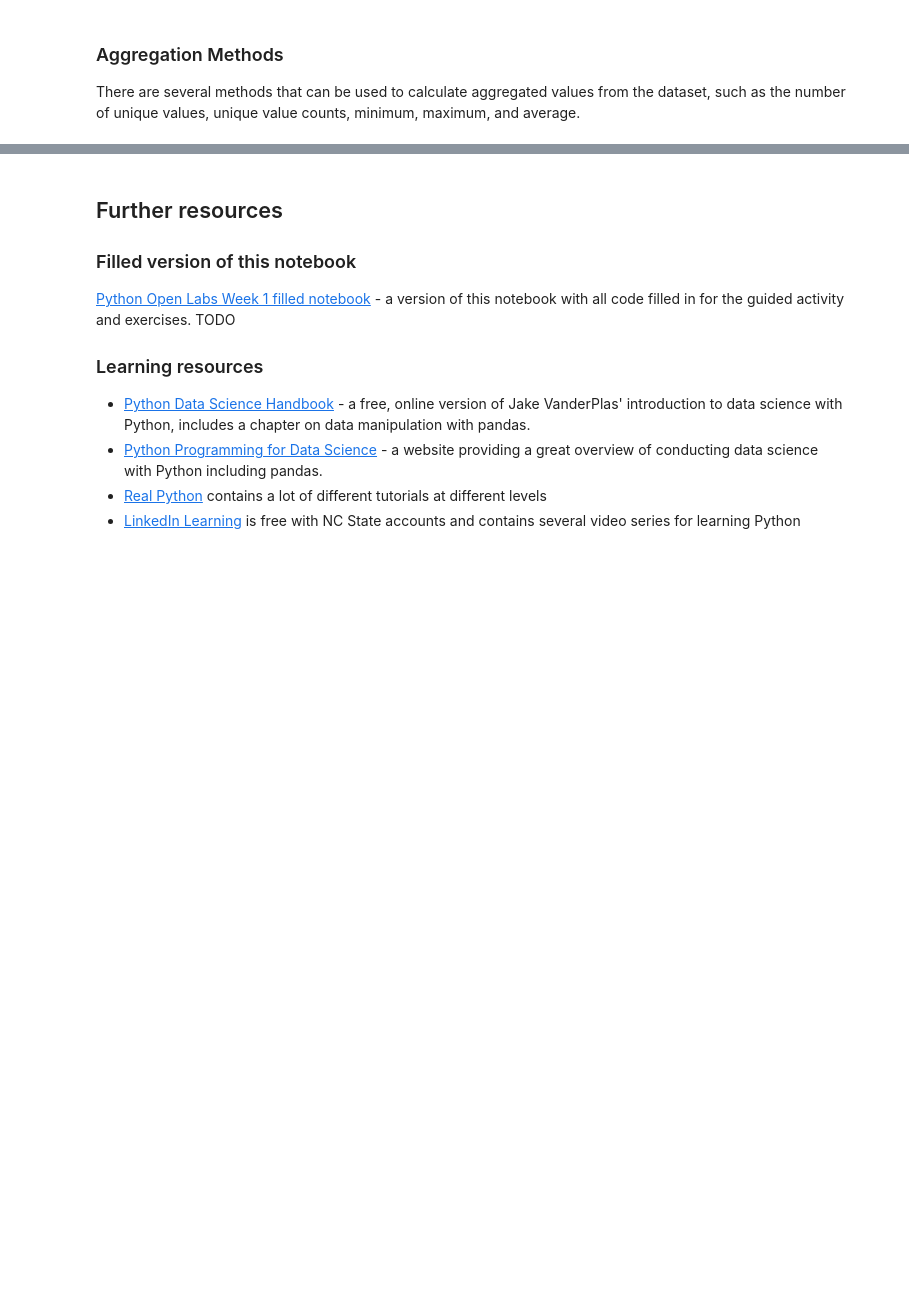
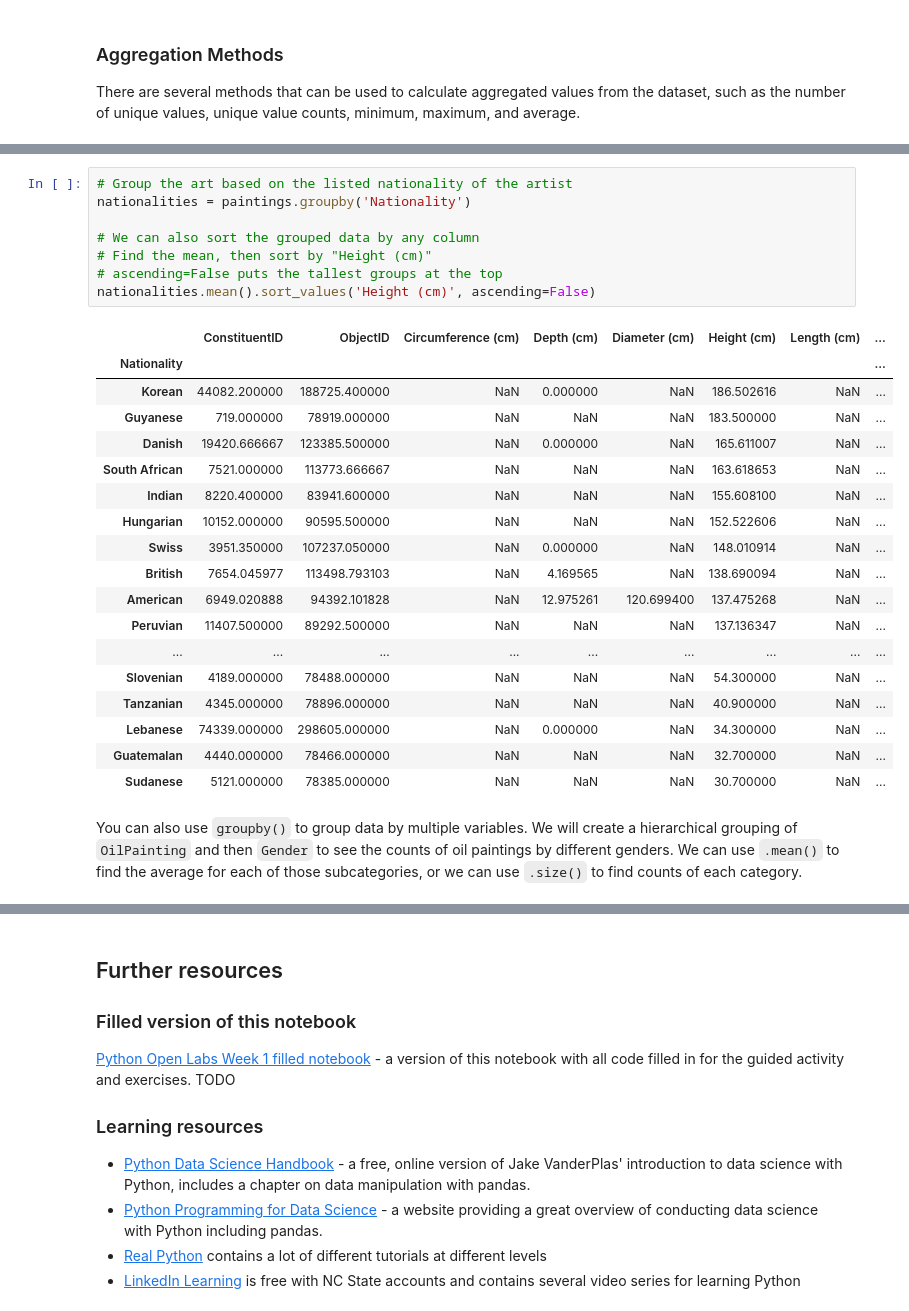
Before and after one commit to ncsu-libraries-data-vis/python-open-labs, a Jupyter notebook: Open_Lab_4_exploratory_analysis_with_pandas/filled_Open_Lab_4_exploratory_analysis_with_pandas.ipynb, the cells around one changed output, grey strips where cells are left out. Drawn from its saved outputs; the diff is of its cells as text; blank space fills up the shorter version.

```diff
--- a/Open_Lab_4_exploratory_analysis_with_pandas/filled_Open_Lab_4_exploratory_analysis_with_pandas.ipynb
+++ b/Open_Lab_4_exploratory_analysis_with_pandas/filled_Open_Lab_4_exploratory_analysis_with_pandas.ipynb
@@ -269,0 +243,29 @@ strikes_by_month.plot(kind='bar', rot=.5)
+# %%
+# Group the art based on the listed nationality of the artist
+nationalities = paintings.groupby('Nationality')
+
+# We can also sort the grouped data by any column
+# Find the mean, then sort by "Height (cm)"
+# ascending=False puts the tallest groups at the top
+nationalities.mean().sort_values('Height (cm)', ascending=False)
+# %% [output]
+|  | ConstituentID | ObjectID | Circumference (cm) | Depth (cm) | Diameter (cm) | Height (cm) | Length (cm) | ... |
+| Nationality |  |  |  |  |  |  |  | ... |
+| Korean | 44082.200000 | 188725.400000 | NaN | 0.000000 | NaN | 186.502616 | NaN | ... |
+| Guyanese | 719.000000 | 78919.000000 | NaN | NaN | NaN | 183.500000 | NaN | ... |
+| Danish | 19420.666667 | 123385.500000 | NaN | 0.000000 | NaN | 165.611007 | NaN | ... |
+| South African | 7521.000000 | 113773.666667 | NaN | NaN | NaN | 163.618653 | NaN | ... |
+| Indian | 8220.400000 | 83941.600000 | NaN | NaN | NaN | 155.608100 | NaN | ... |
+| Hungarian | 10152.000000 | 90595.500000 | NaN | NaN | NaN | 152.522606 | NaN | ... |
+| Swiss | 3951.350000 | 107237.050000 | NaN | 0.000000 | NaN | 148.010914 | NaN | ... |
+| British | 7654.045977 | 113498.793103 | NaN | 4.169565 | NaN | 138.690094 | NaN | ... |
+| American | 6949.020888 | 94392.101828 | NaN | 12.975261 | 120.699400 | 137.475268 | NaN | ... |
+| Peruvian | 11407.500000 | 89292.500000 | NaN | NaN | NaN | 137.136347 | NaN | ... |
+| ... | ... | ... | ... | ... | ... | ... | ... | ... |
+| Slovenian | 4189.000000 | 78488.000000 | NaN | NaN | NaN | 54.300000 | NaN | ... |
+| Tanzanian | 4345.000000 | 78896.000000 | NaN | NaN | NaN | 40.900000 | NaN | ... |
+| Lebanese | 74339.000000 | 298605.000000 | NaN | 0.000000 | NaN | 34.300000 | NaN | ... |
+| Guatemalan | 4440.000000 | 78466.000000 | NaN | NaN | NaN | 32.700000 | NaN | ... |
+| Sudanese | 5121.000000 | 78385.000000 | NaN | NaN | NaN | 30.700000 | NaN | ... |
+# %% [markdown]
+You can also use `groupby()` to group data by multiple variables. We will create a hierarchical grouping of `OilPainting` and then `Gender` to see the counts of oil paintings by different genders. We can use `.mean()` to find the average for each of those subcategories, or we can use `.size()` to find counts of each category.
```
Also changed, not shown: parts of 48 cells of this notebook.
